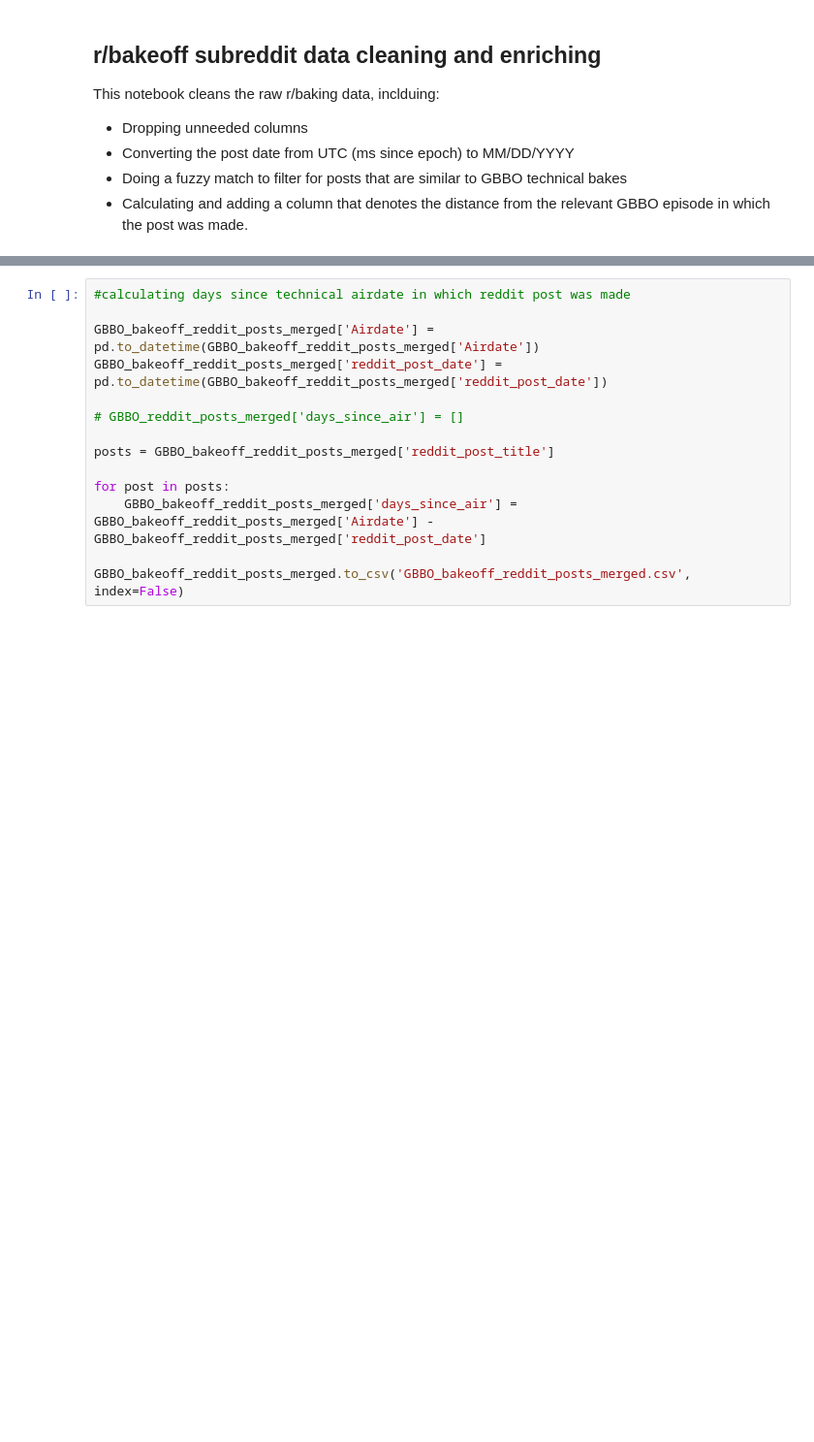
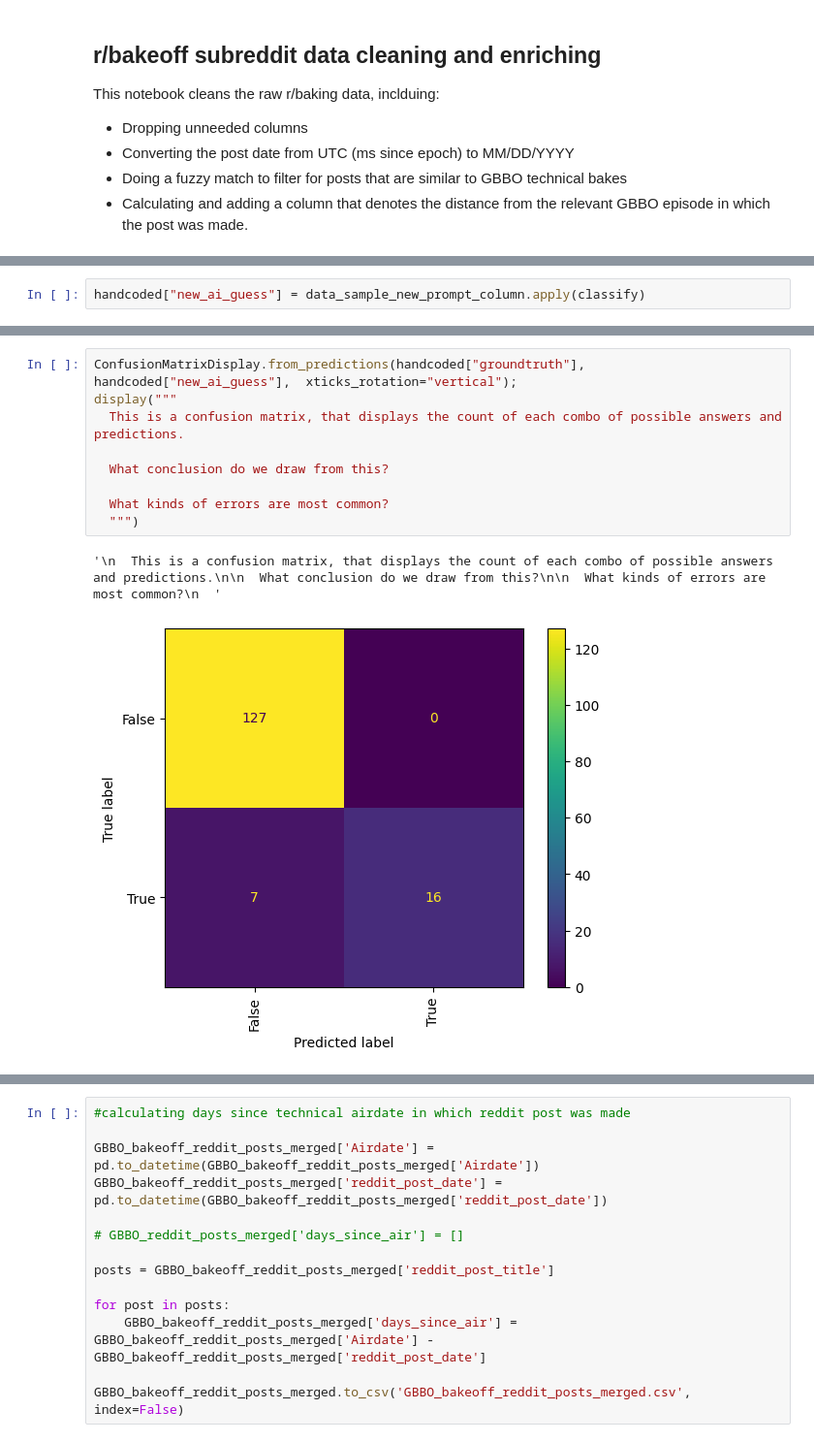
Before and after one commit to rachelavice/bakeoff_effect, a Jupyter notebook: notebooks/r-bakeoff-reddit-post-data-cleaning.ipynb, the cells around one changed output, grey strips where cells are left out. Shown at 97% size. Drawn from its saved outputs; the diff is of its cells as text; blank space fills up the shorter version.

```diff
--- a/notebooks/r-bakeoff-reddit-post-data-cleaning.ipynb
+++ b/notebooks/r-bakeoff-reddit-post-data-cleaning.ipynb
@@ -145,0 +483,2 @@ else:
+# %%
+handcoded["new_ai_guess"] = data_sample_new_prompt_column.apply(classify)
@@ -146,3 +500,15 @@ else:
+# %%
+ConfusionMatrixDisplay.from_predictions(handcoded["groundtruth"], handcoded["new_ai_guess"],  xticks_rotation="vertical");
+display("""
+  This is a confusion matrix, that displays the count of each combo of possible answers and predictions.
+
+  What conclusion do we draw from this?
+
+  What kinds of errors are most common?
+  """)
+# %% [output]
+'\n  This is a confusion matrix, that displays the count of each combo of possible answers and predictions.\n\n  What conclusion do we draw from this?\n\n  What kinds of errors are most common?\n  '
+[figure, added]
 # %%
 #add air dates
 technical_bakes = pd.read_csv('/Users/rachelvice/Development/Lede/Projects/bakeoff_effect/data/TechnicalBakes.csv')
```
Also changed, not shown: parts of 32 cells of this notebook, 1 other file.
